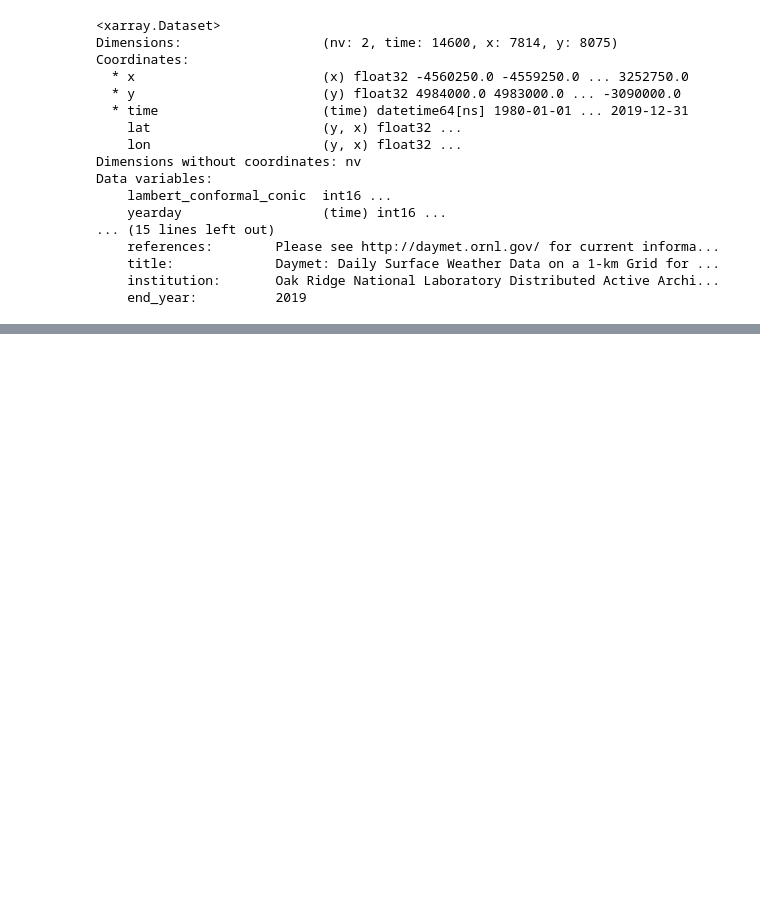
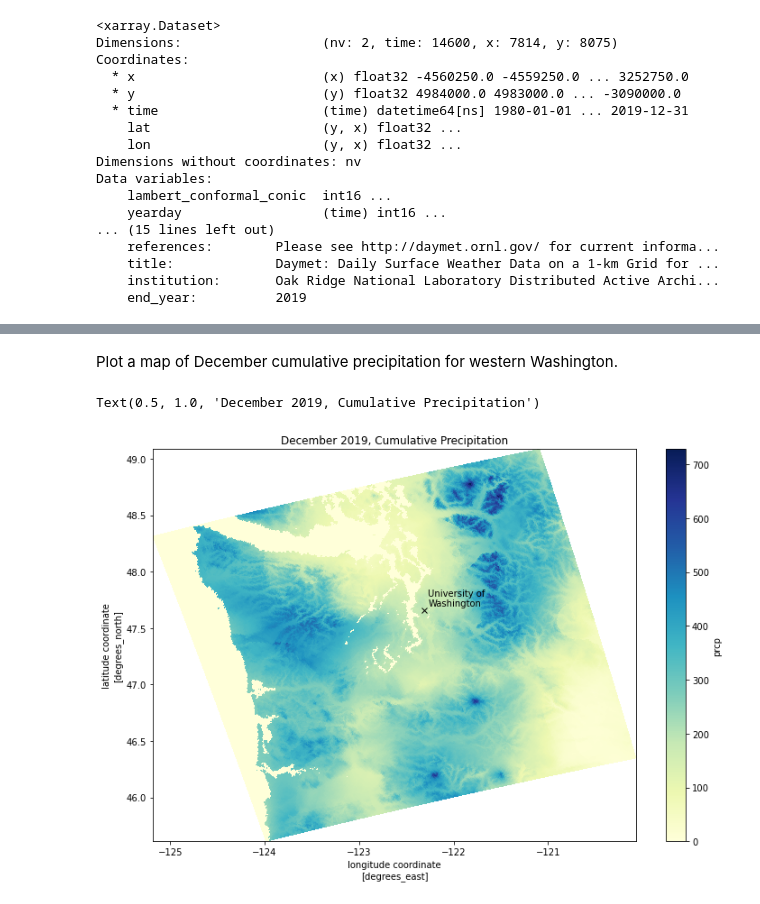
Before and after one commit to waterhackweek/waterdata, a Jupyter notebook: gridded_data_tutorial_3.ipynb, the cells around one changed output, grey strips where cells are left out. Drawn from its saved outputs; the diff is of its cells as text; code cells hidden in the pictures; blank space fills up the shorter version.

```diff
--- a/gridded_data_tutorial_3.ipynb
+++ b/gridded_data_tutorial_3.ipynb
@@ -155,0 +114,2 @@ Look at the metadata of what DayMet gives us
+# %%
+wa = ds.isel(x=slice(2800,3100),y=slice(4100,4400))
@@ -155,0 +118,2 @@ Look at the metadata of what DayMet gives us
+# %%
+wa_precip_dec2019 = wa.prcp.sel(time='2019-12')
@@ -155,0 +138,2 @@ Look at the metadata of what DayMet gives us
+# %%
+wa_cumulative_precip_dec2019 = wa_precip_dec2019.sum('time')
@@ -155,0 +156,15 @@ Look at the metadata of what DayMet gives us
+# %% [markdown]
+Plot a map of December cumulative precipitation for western Washington.
+# %%
+wa_cumulative_precip_dec2019.plot(x='lon', y='lat', figsize=(12, 8), cmap='YlGnBu')
+
+uw_lon = -122.308056
+uw_lat = 47.654167
+
+plt.plot(uw_lon, uw_lat, 'kx')
+plt.text(uw_lon+0.04, uw_lat+0.04, 'University of\nWashington')
+
+plt.title('December 2019, Cumulative Precipitation')
+# %% [output]
+Text(0.5, 1.0, 'December 2019, Cumulative Precipitation')
+[figure, added]
```
Also changed, not shown: parts of 43 cells of this notebook, 4 other files.
